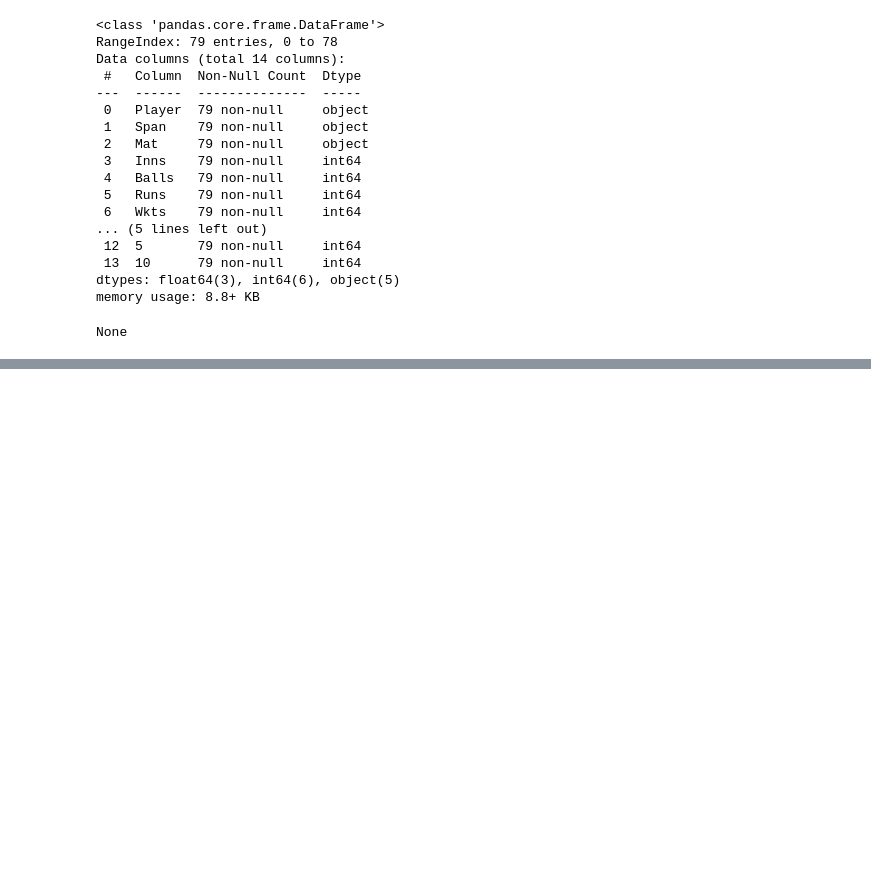
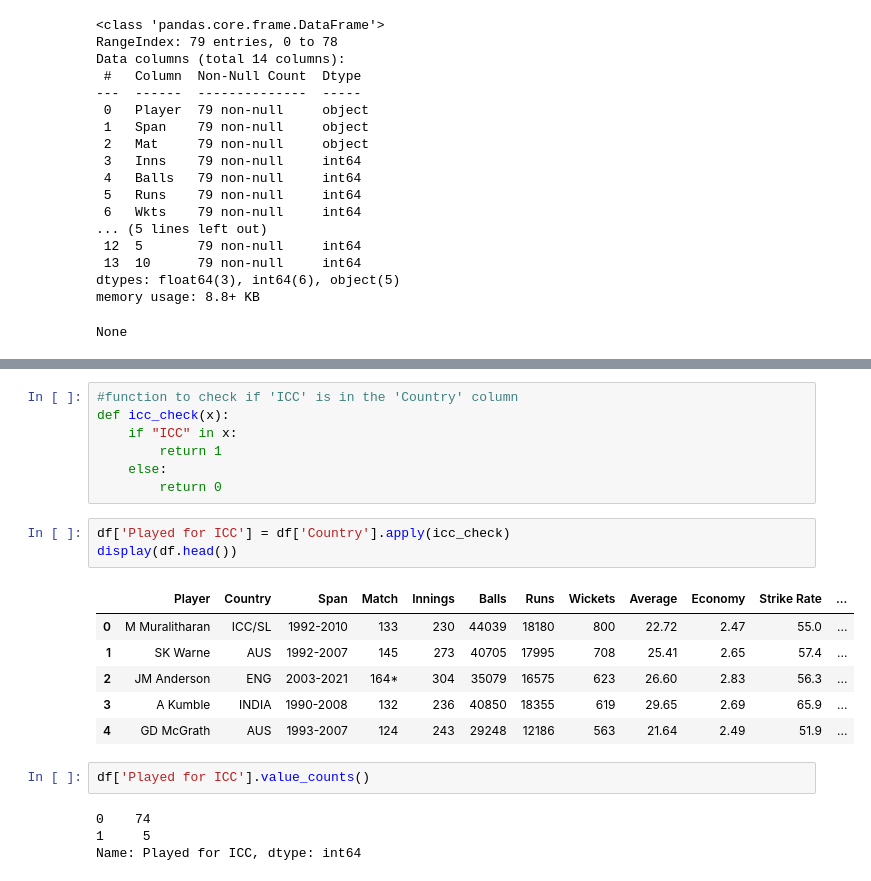
Before and after one commit to IshratShamiemAnanta/test_cricket_analysis, a Jupyter notebook: test_cricket_analysis.ipynb, the cells around one changed output, grey strips where cells are left out. Saved outputs shown, nothing was run; the diff lists cells and outputs as text; blank space fills up the shorter version.

```diff
--- a/test_cricket_analysis.ipynb
+++ b/test_cricket_analysis.ipynb
@@ -108,0 +170,23 @@ display(df.head())
+# %%
+#function to check if 'ICC' is in the 'Country' column
+def icc_check(x):
+    if "ICC" in x:
+        return 1
+    else:
+        return 0
+# %%
+df['Played for ICC'] = df['Country'].apply(icc_check)
+display(df.head())
+# %% [output]
+|  | Player | Country | Span | Match | Innings | Balls | Runs | Wickets | Average | Economy | Strike Rate | ... |
+| 0 | M Muralitharan | ICC/SL | 1992-2010 | 133 | 230 | 44039 | 18180 | 800 | 22.72 | 2.47 | 55.0 | ... |
+| 1 | SK Warne | AUS | 1992-2007 | 145 | 273 | 40705 | 17995 | 708 | 25.41 | 2.65 | 57.4 | ... |
+| 2 | JM Anderson | ENG | 2003-2021 | 164* | 304 | 35079 | 16575 | 623 | 26.60 | 2.83 | 56.3 | ... |
+| 3 | A Kumble | INDIA | 1990-2008 | 132 | 236 | 40850 | 18355 | 619 | 29.65 | 2.69 | 65.9 | ... |
+| 4 | GD McGrath | AUS | 1993-2007 | 124 | 243 | 29248 | 12186 | 563 | 21.64 | 2.49 | 51.9 | ... |
+# %%
+df['Played for ICC'].value_counts()
+# %% [output]
+0    74
+1     5
+Name: Played for ICC, dtype: int64
```
Also changed, not shown: parts of 26 cells of this notebook.
